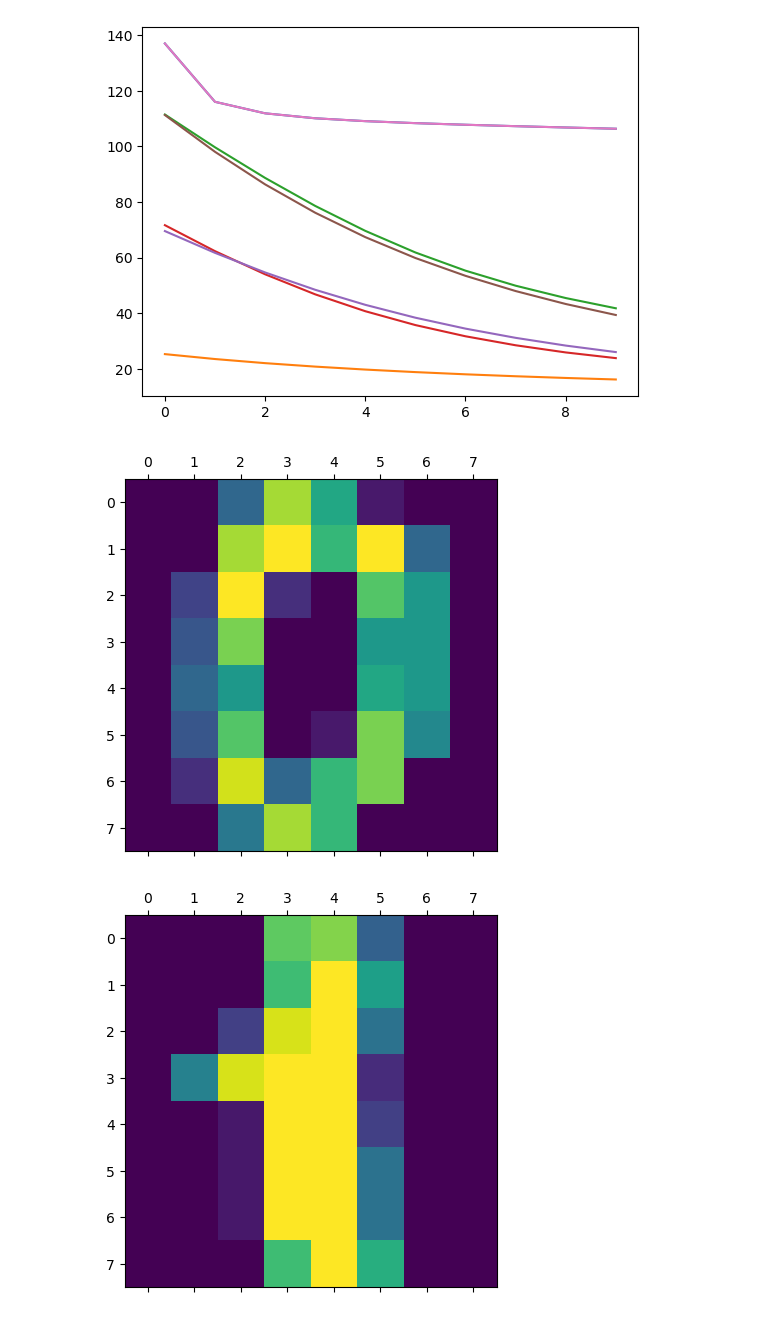
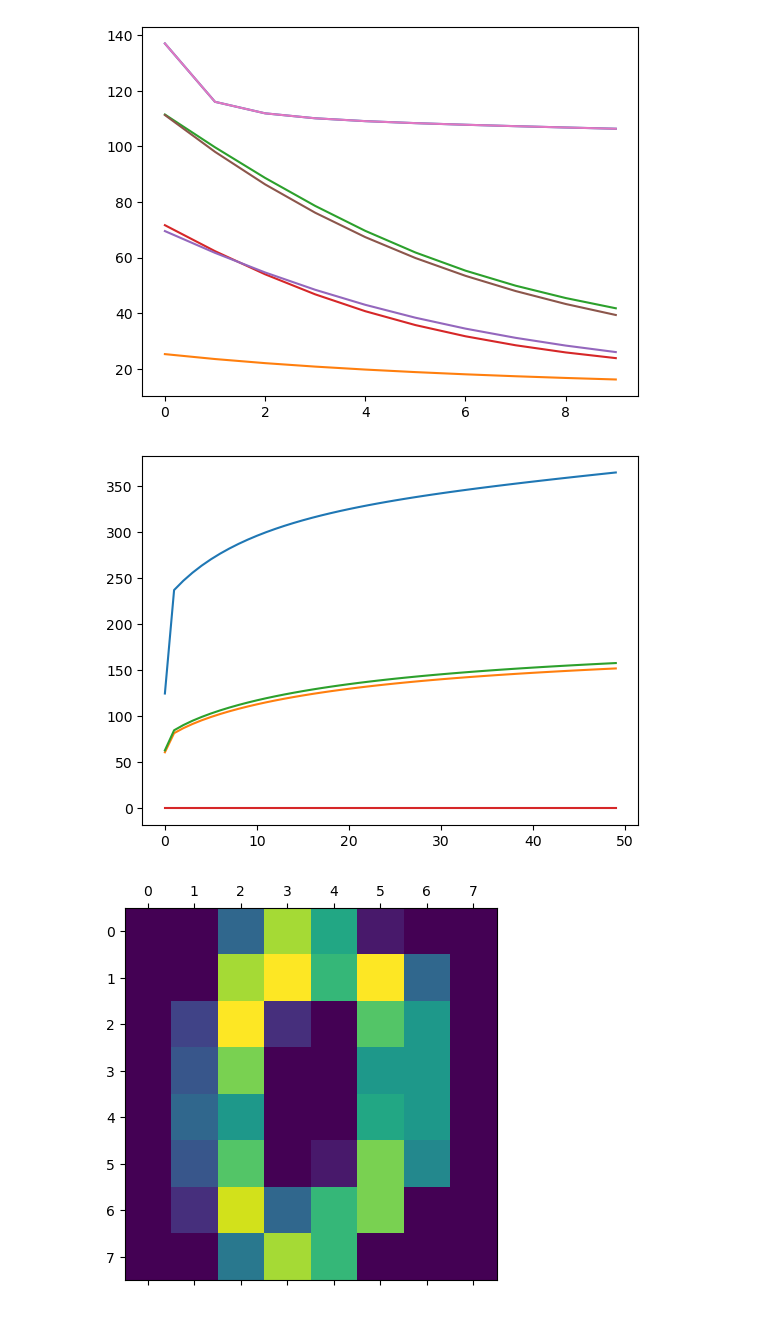
Before and after one commit to hayden000/Data-Analysis, a Jupyter notebook: data.ipynb, the cells around one changed output. Drawn from its saved outputs; the diff is of its cells as text; code cells hidden in the pictures.

```diff
--- a/data.ipynb
+++ b/data.ipynb
@@ -216,34 +216,38 @@ d30_testing_normalised = ((d30_testing[0] - np.average(d30_testing[0])) / np.std
 
 lambda1 = np.transpose(np.full(11, 0.01))
 d = 50
 N = 0.0001
 # D = generateData(d, N)
 # x_training, x_testing, y_training, y_testing = split(D, 50)
 eta = 0.0001
 epoch = []
 itterations = 10
 
 lambda0 = np.random.normal(0, N, 64)
 
 d01_X_training_normalised = d01_training_normalised[0]
 d01_Y_training_normalised = d01_training_normalised[1]
 d12_X_training_normalised = d12_training_normalised[0]
 d12_Y_training_normalised = d12_training_normalised[1]
 d23_X_training_normalised = d23_training_normalised[0]
 d23_Y_training_normalised = d23_training_normalised[1]
 d30_X_training_normalised = d30_training_normalised[0]
 d30_Y_training_normalised = d30_training_normalised[1]
 
-
-
 lambda_d01 = train(lambda0, eta, d, (d01_X_training_normalised, d01_Y_training_normalised))
 lambda_d12 = train(lambda0, eta, d, (d12_X_training_normalised, d12_Y_training_normalised))
 lambda_d23 = train(lambda0, eta, d, (d23_X_training_normalised, d23_Y_training_normalised))
 lambda_d30 = train(lambda0, eta, d, (d30_X_training_normalised, d30_Y_training_normalised))
 
+ER=[]
+
+plt.plot(lambda_d01[1], label="D01")
+plt.plot(lambda_d12[1], label="D12")
+plt.plot(lambda_d23[1], label="D23")
+plt.plot(lambda_d30[1], label="D30")
 for k in range(0, 10):
     image_matrix = np.reshape(X[k], (8, 8))
     plt.matshow(image_matrix)
 # %% [output]
-[figure, old version]
+[figure, new version]
-[figure, old version]
+[figure, new version]
```
Also changed, not shown: parts of 1 cell of this notebook.
